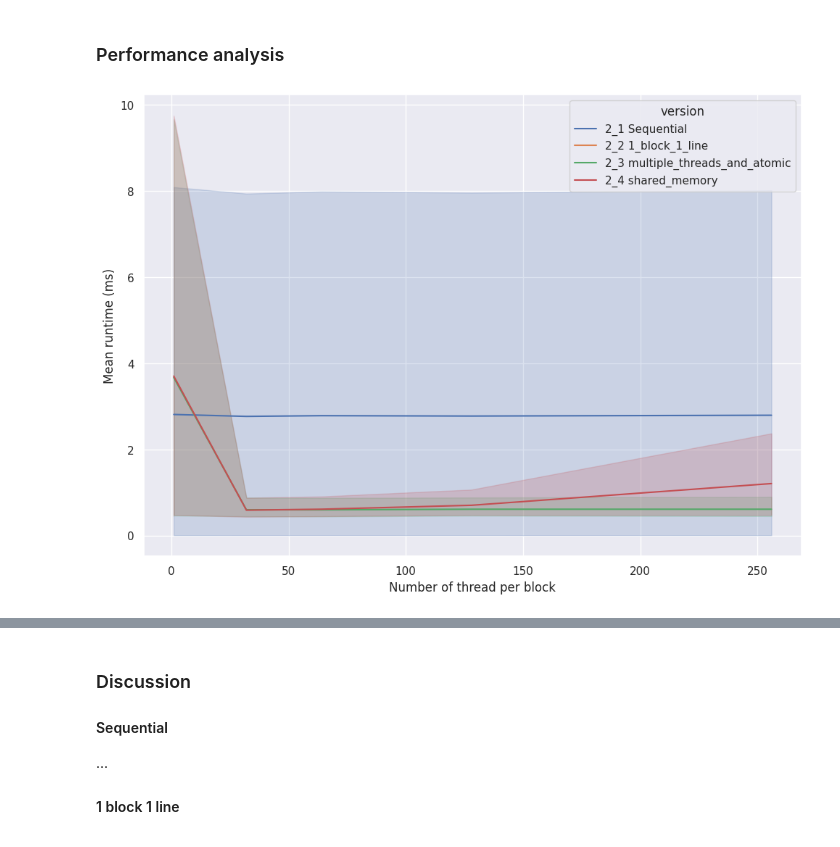
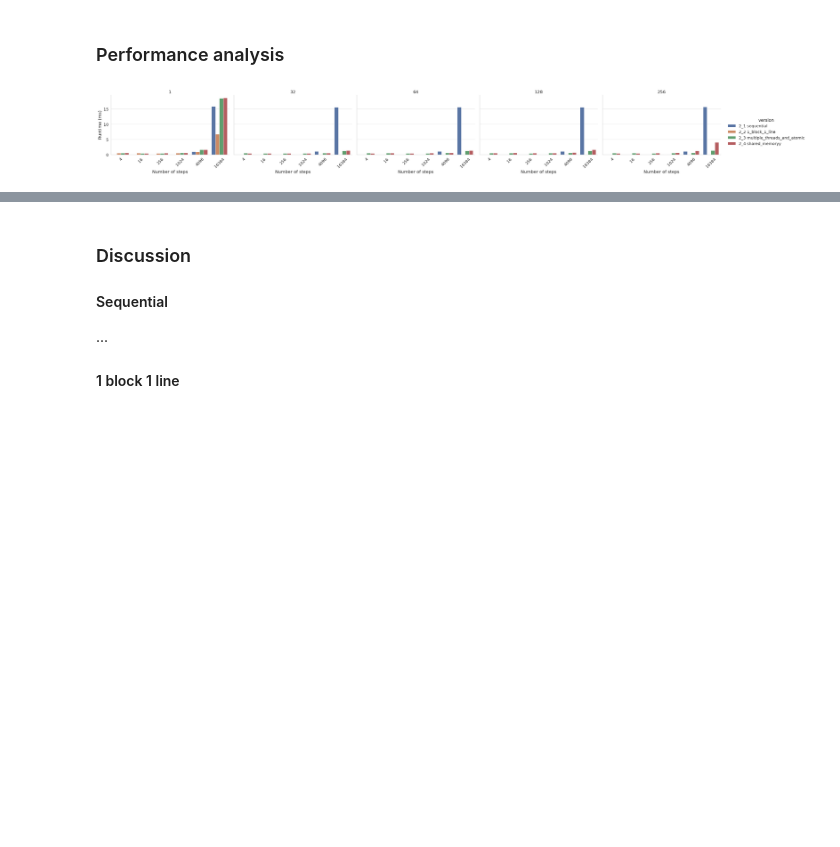
Before and after one commit to CyrilGomes/TP_CUDA, a Jupyter notebook: src/cuda_tp.ipynb, the cells around one changed output, grey strips where cells are left out. Drawn from its saved outputs; the diff is of its cells as text; code cells hidden in the pictures; blank space fills up the shorter version.

```diff
--- a/src/cuda_tp.ipynb
+++ b/src/cuda_tp.ipynb
@@ -364,8 +364,7 @@ for n in tqdm(N):
 # %% [markdown]
 ### Performance analysis
 # %%
-#Do the same as below but plot the performance of the different version vs the number of thread per block
-#There are 4 versions 2_1 Sequential, 2_2 1_block_1_line, 2_3 multiple_threads_and_atomic, 2_4 shared_memory
+#plot runtime of the the Version and the number of thread per block vs N
 import pandas as pd
 import seaborn as sns
 import matplotlib.pyplot as plt
@@ -374,7 +373,7 @@ df = pd.read_csv("stats_part2.csv")
 
 df_plot = df[(df['version'] == "2_1 sequential")]
 df_plot = df_plot.groupby(['N','version','nb_thread_per_block']).mean().reset_index()
-df_plot['version'] = "2_1 Sequential"
+df_plot['version'] = "2_1 sequential"
 df_plot = df_plot.rename(columns={"runtime": "mean_runtime"})
 df_plot = df_plot.rename(columns={"nb_thread_per_block": "nb_thread_per_block"})
 df_plot = df_plot.rename(columns={"N": "nb_steps"})
@@ -387,35 +386,38 @@ df_plot2['version'] = "2_2 1_block_1_line"
 df_plot2 = df_plot2.rename(columns={"runtime": "mean_runtime"})
 df_plot2 = df_plot2.rename(columns={"nb_thread_per_block": "nb_thread_per_block"})
 df_plot2 = df_plot2.rename(columns={"N": "nb_steps"})
 df_plot2 = df_plot2[['version','nb_thread_per_block','nb_steps','mean_runtime']]
 df_plot2['nb_steps'] = df_plot2['nb_steps'].astype(str)
 
 df_plot3 = df[(df['version'] == "2_3 multiple_threads_and_atomic")]
 df_plot3 = df_plot3.groupby(['N','version','nb_thread_per_block']).mean().reset_index()
 df_plot3['version'] = "2_3 multiple_threads_and_atomic"
 df_plot3 = df_plot3.rename(columns={"runtime": "mean_runtime"})
 df_plot3 = df_plot3.rename(columns={"nb_thread_per_block": "nb_thread_per_block"})
 df_plot3 = df_plot3.rename(columns={"N": "nb_steps"})
 df_plot3 = df_plot3[['version','nb_thread_per_block','nb_steps','mean_runtime']]
 df_plot3['nb_steps'] = df_plot3['nb_steps'].astype(str)
 
 df_plot4 = df[(df['version'] == "2_4 shared_memory")]
 df_plot4 = df_plot4.groupby(['N','version','nb_thread_per_block']).mean().reset_index()
-df_plot4['version'] = "2_4 shared_memory"
+df_plot4['version'] = "2_4 shared_memoryy"
 df_plot4 = df_plot4.rename(columns={"runtime": "mean_runtime"})
 df_plot4 = df_plot4.rename(columns={"nb_thread_per_block": "nb_thread_per_block"})
 df_plot4 = df_plot4.rename(columns={"N": "nb_steps"})
 df_plot4 = df_plot4[['version','nb_thread_per_block','nb_steps','mean_runtime']]
 df_plot4['nb_steps'] = df_plot4['nb_steps'].astype(str)
 
 df_plot = df_plot.append(df_plot2)
 df_plot = df_plot.append(df_plot3)
 df_plot = df_plot.append(df_plot4)
 
 sns.set(style="whitegrid")
-sns.set(rc={'figure.figsize':(11.7,8.27)})
-ax = sns.lineplot(x="nb_thread_per_block", y="mean_runtime", hue="version", data=df_plot)
-ax.set(xlabel='Number of thread per block', ylabel='Mean runtime (ms)')
+sns.set_context("paper", font_scale=1.5, rc={"lines.linewidth": 2.5})
+g = sns.catplot(x="nb_steps", y="mean_runtime", hue="version", col="nb_thread_per_block", data=df_plot, kind="bar", height=4, aspect=1.5)
+
+g.set_axis_labels("Number of steps", "Runtime (ms)")
+g.set_titles("{col_name}")
+g.set_xticklabels(rotation=45)
 plt.show()
 # %% [output]
-[figure, old version]
+[figure, new version]
```
Also changed, not shown: parts of 2 cells of this notebook.
